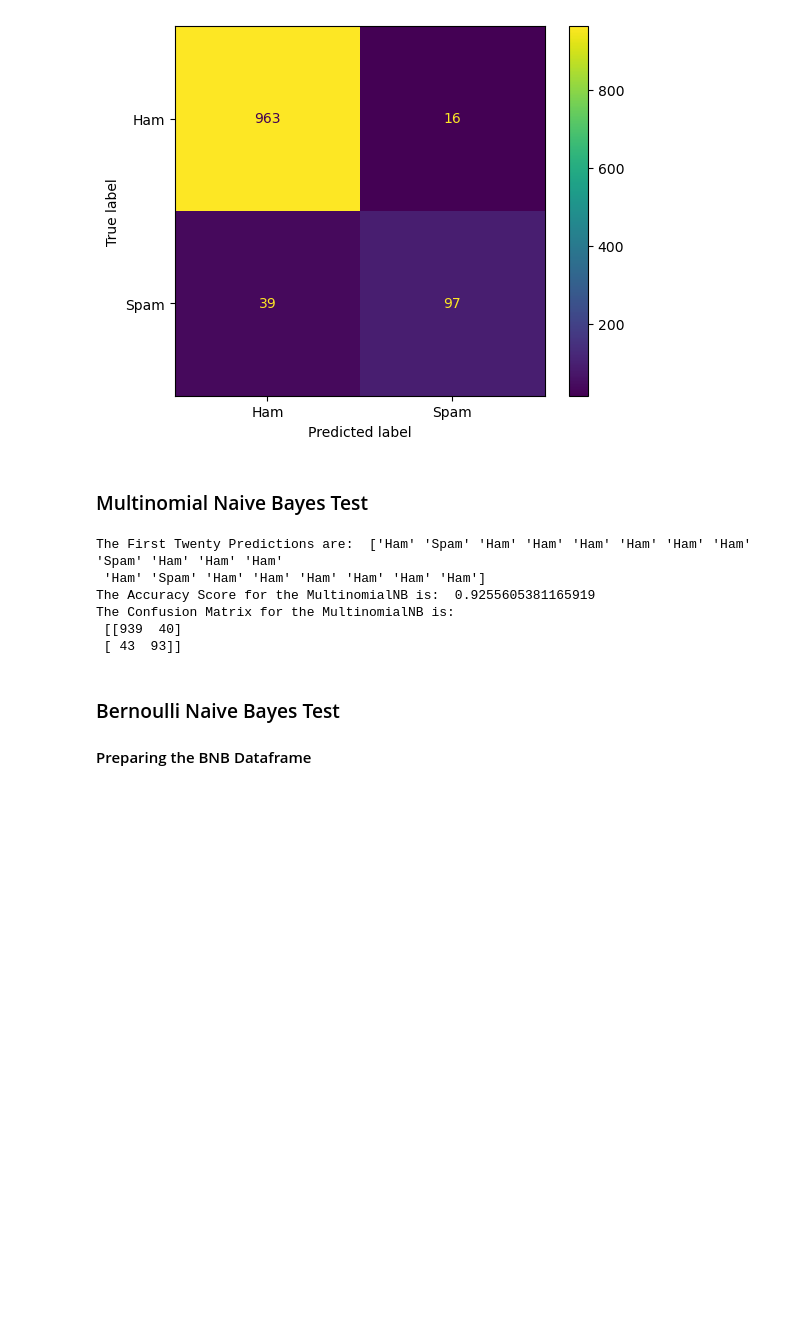
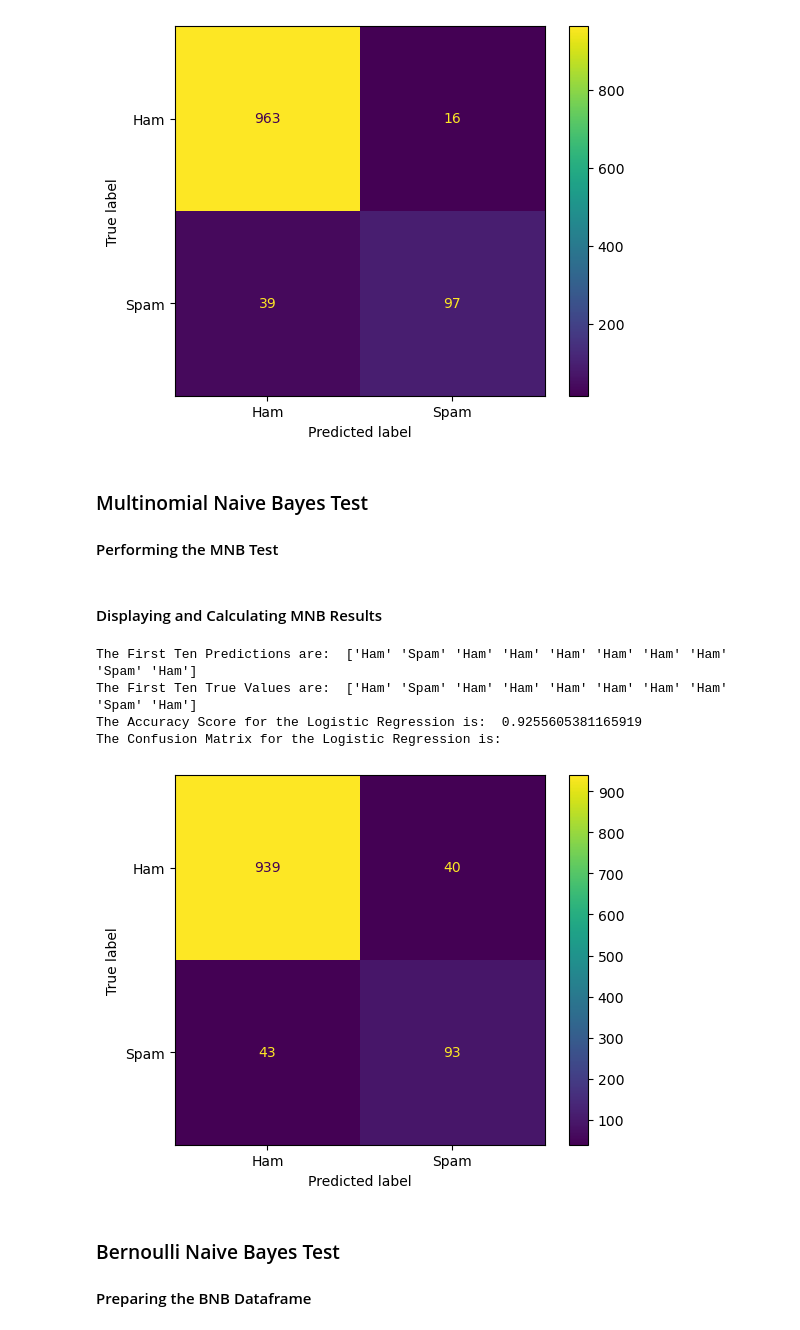
Before and after one commit to jacksteel5314/SpamDetectionML, a Jupyter notebook: Spam ML.ipynb, the cells around one changed output. Saved outputs shown, nothing was run; the diff lists cells and outputs as text; code cells hidden in the pictures; blank space fills up the shorter version.

Commit message:
Adding Visualization Descriptions

```diff
--- a/Spam ML.ipynb
+++ b/Spam ML.ipynb
@@ -415,31 +416,33 @@ The Confusion Matrix for the Logistic Regression is:
 [figure]
 # %% [markdown]
 ### Multinomial Naive Bayes Test
+#### Performing the MNB Test
 # %%
-from sklearn.naive_bayes import MultinomialNB
-from sklearn.metrics import confusion_matrix
-
-spam_data = df.drop(columns=[Message", "Variable"])
-spam_target = spam_df["Variable"]
-X_train, X_test, y_train_target, y_test_target = train_test_split(spam_data, spam_target, test_size = 0.2, random_state=999)
-X_train.head()
-
-# MultinomialNB
-
+# Test Two: Performing the MNB Test
 mnb = MultinomialNB()
 mnb.fit(X_train, y_train_target)
 y_pred = mnb.predict(X_test)
-
-print("The First Twenty Predictions are: ", y_pred[:20])
-print("The Accuracy Score for the MultinomialNB is: ", accuracy_score(y_test_target, y_pred))
-print("The Confusion Matrix for the MultinomialNB is: \n", confusion_matrix(y_test_target,y_pred))
-# %% [output]
-The First Twenty Predictions are:  ['Ham' 'Spam' 'Ham' 'Ham' 'Ham' 'Ham' 'Ham' 'Ham' 'Spam' 'Ham' 'Ham' 'Ham'
- 'Ham' 'Spam' 'Ham' 'Ham' 'Ham' 'Ham' 'Ham' 'Ham']
-The Accuracy Score for the MultinomialNB is:  0.9255605381165919
-The Confusion Matrix for the MultinomialNB is:
- [[939  40]
- [ 43  93]]
+# %% [markdown]
+#### Displaying and Calculating MNB Results
+# %%
+# Test Two: Displaying and Calculating Results
+
+# Displaying Results in Confusion Matrix
+ConfusionMatrixDisplay.from_predictions(y_true=y_test_target, y_pred=y_pred)
+plt.grid(False)
+
+# Calculating and Printing Result Statistics
+mnb_score = accuracy_score(y_true = y_test_target, y_pred=y_pred)
+print("The First Ten Predictions are: ", log_predicted[:10])
+print("The First Ten True Values are: ", np.array(y_test_target)[:10])
+print("The Accuracy Score for the Logistic Regression is: ", mnb_score)
+print("The Confusion Matrix for the Logistic Regression is: \n")
+# %% [output]
+The First Ten Predictions are:  ['Ham' 'Spam' 'Ham' 'Ham' 'Ham' 'Ham' 'Ham' 'Ham' 'Spam' 'Ham']
+The First Ten True Values are:  ['Ham' 'Spam' 'Ham' 'Ham' 'Ham' 'Ham' 'Ham' 'Ham' 'Spam' 'Ham']
+The Accuracy Score for the Logistic Regression is:  0.9255605381165919
+The Confusion Matrix for the Logistic Regression is:
+[figure, added]
 # %% [markdown]
 ### Bernoulli Naive Bayes Test
 #### Preparing the BNB Dataframe
```
Also changed, not shown: parts of 7 cells of this notebook.
